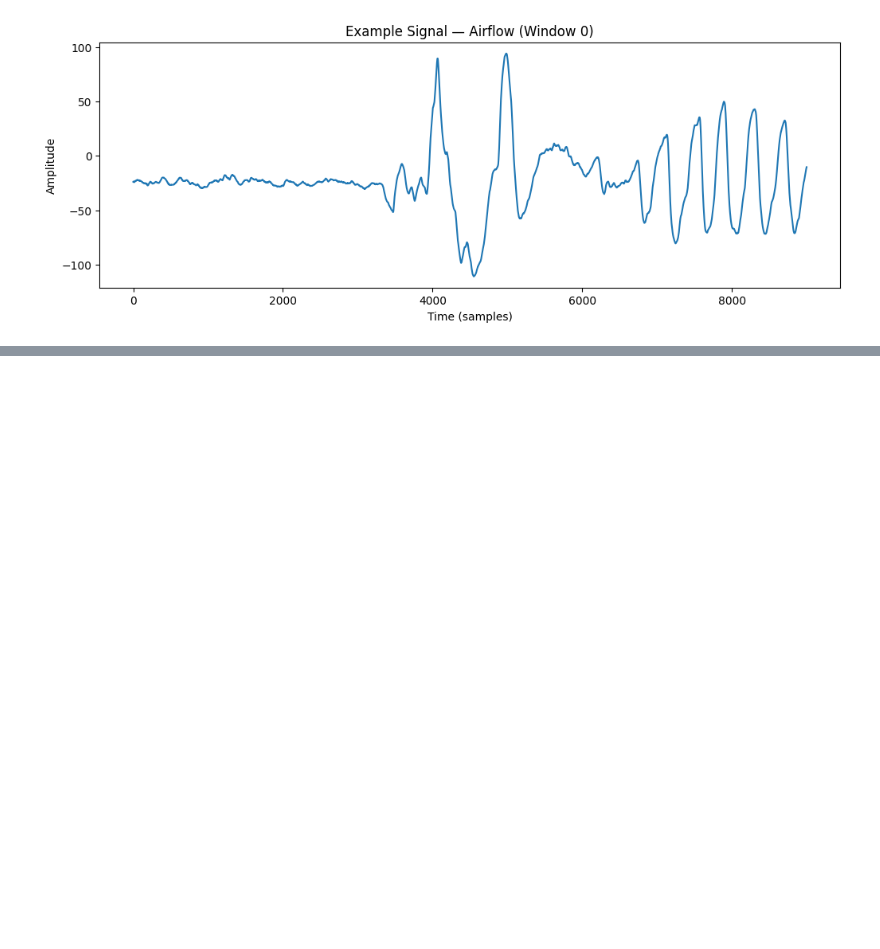
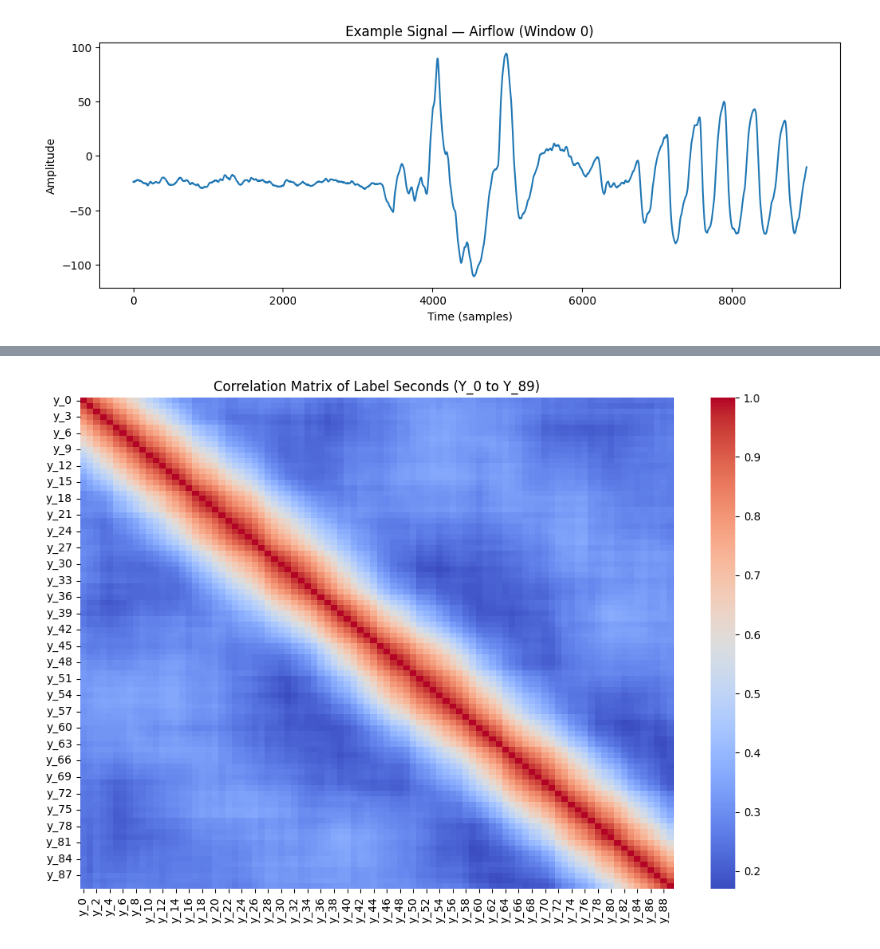
Before and after one commit to giuuusepeda/Sleep_Apnea, a Jupyter notebook: 1_DatasetCharacteristics/exploratory_data_analysis.ipynb, the cells around one changed output, grey strips where cells are left out. Saved outputs shown, nothing was run; the diff lists cells and outputs as text; code cells hidden in the pictures; blank space fills up the shorter version.

```diff
--- a/1_DatasetCharacteristics/exploratory_data_analysis.ipynb
+++ b/1_DatasetCharacteristics/exploratory_data_analysis.ipynb
@@ -182,0 +184,9 @@ plt.show()
+# %%
+corr_labels = y_df[label_cols].corr()
+
+plt.figure(figsize=(12, 8))
+sns.heatmap(corr_labels, cmap="coolwarm")
+plt.title("Correlation Matrix of Label Seconds (Y_0 to Y_89)")
+plt.show()
+# %% [output]
+[figure, added]
```
Also changed, not shown: parts of 6 cells of this notebook.
